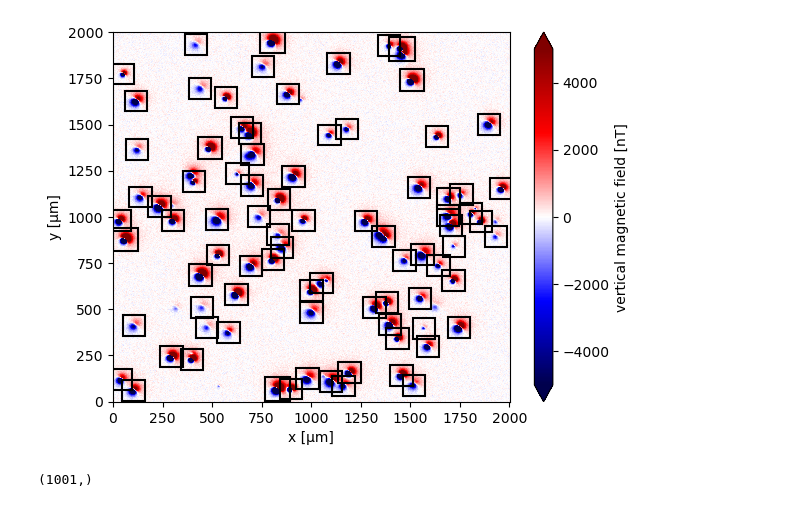
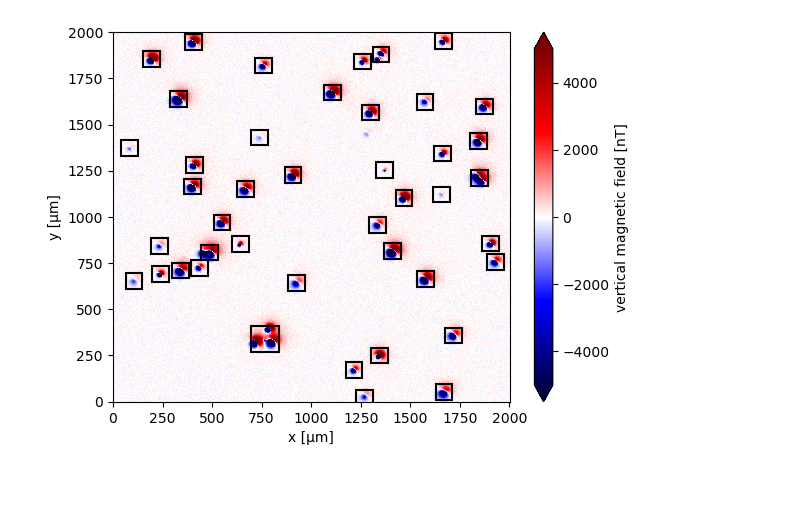
Before and after one commit to YagoMCastro/latinmag-magali-presentation, a Jupyter notebook: detection_code.ipynb, the cells around one changed output. Cells and saved outputs as stored; diff of their text form; code cells hidden in the pictures.

```diff
--- a/detection_code.ipynb
+++ b/detection_code.ipynb
@@ -83,5 +0,0 @@ plt.show()
-# %%
-fig, ax = plt.subplots()
-anomaly = data_up.sel(x=slice(*windows[0][:2]), y=slice(*windows[0][2:]))
-anomaly.plot.pcolormesh(ax=ax, cmap="seismic", vmin=-5000, vmax=5000)
-plt.show()
@@ -107,7 +18,7 @@ spacing = 2  # µm
 true_inclination = 30  # degrees
 true_declination = 40  # degrees
 true_dispersion_angle = 5  # degrees
-size = 100  # number of random dipoles
+size = 50  # number of random dipoles
 
 directions_inclination, directions_declination = mg.random_directions(
     true_inclination,
@@ -164,40 +75,63 @@ data_tga_stretched = xr.DataArray(stretched, coords=data_up.coords)
 
 windows = mg.detect_anomalies(
     data_tga_stretched,
-    size_range = [20, 30], #µm
-    detection_threshold = 0.05,
+    size_range = [30, 50], #µm
+    detection_threshold = 0.03,
     border_exclusion= 2,
+    size_multiplier = 1,
 )
 
 locations_ = []
 dipole_moments_ = []
 r2_ = []
+
+data_copy = data.copy(deep=True)
+data_up_copy = data_up.copy(deep=True)
 for window in windows:
     anomaly = data_up.sel(x=slice(*window[:2]), y=slice(*window[2:]))
     dx, dy, dz, tga = mg.gradient(anomaly)
     table = vd.grid_to_table(anomaly)
 
     euler = hm.EulerDeconvolution(3)
     euler.fit(
         (table.x, table.y, table.z),
         (table.bz, table.dx, table.dy, table.dz)
     )
 
     bz_corrected = table.bz.values - euler.base_level_
 
     coordinates = (table.x.values, table.y.values, table.z.values)
 
     model_nl = mg.NonlinearMagneticDipoleBz(initial_location=euler.location_)
     model_nl.fit(coordinates, bz_corrected)
     locations_.append(model_nl.location_)
     dipole_moments_.append(model_nl.dipole_moment_)
     r2_.append(model_nl.r2_)
 
+    discard = mg.dipole_bz(coordinates, model_nl.location_, model_nl.dipole_moment_)
+
+    for x_val, y_val, bz_val in zip(table.x.values, table.y.values, discard):
+        data_up_copy.loc[dict(x=x_val, y=y_val)] -= bz_val
+
+    data_up_copy = (
+        hm.upward_continuation(data_up_copy, height_difference)
+        .assign_attrs(data_up_copy.attrs)
+        .assign_coords(x=data_up_copy.x, y=data_up_copy.y)
+        .assign_coords(z=data_up_copy.z + height_difference)
+        .rename("bz")
+    )
+    dx, dy, dz, tga = mg.gradient(data_up_copy)
+    data_up_copy["dx"] = dx
+    data_up_copy["dy"] = dy
+    data_up_copy["dz"] = dz
+    data_up_copy["tga"] = tga
+
+
+
 fig, ax = plt.subplots()
 data.plot.pcolormesh(ax=ax, cmap="seismic", vmin=-5000, vmax=5000)
 mg.plot_bounding_boxes(windows, ax=ax, color="black", linewidth=1.5)
 
 plt.show()
 # %% [output]
-[figure, old version]
+[figure, new version]
-(1001,)
```
Also changed, not shown: parts of 7 cells of this notebook.
